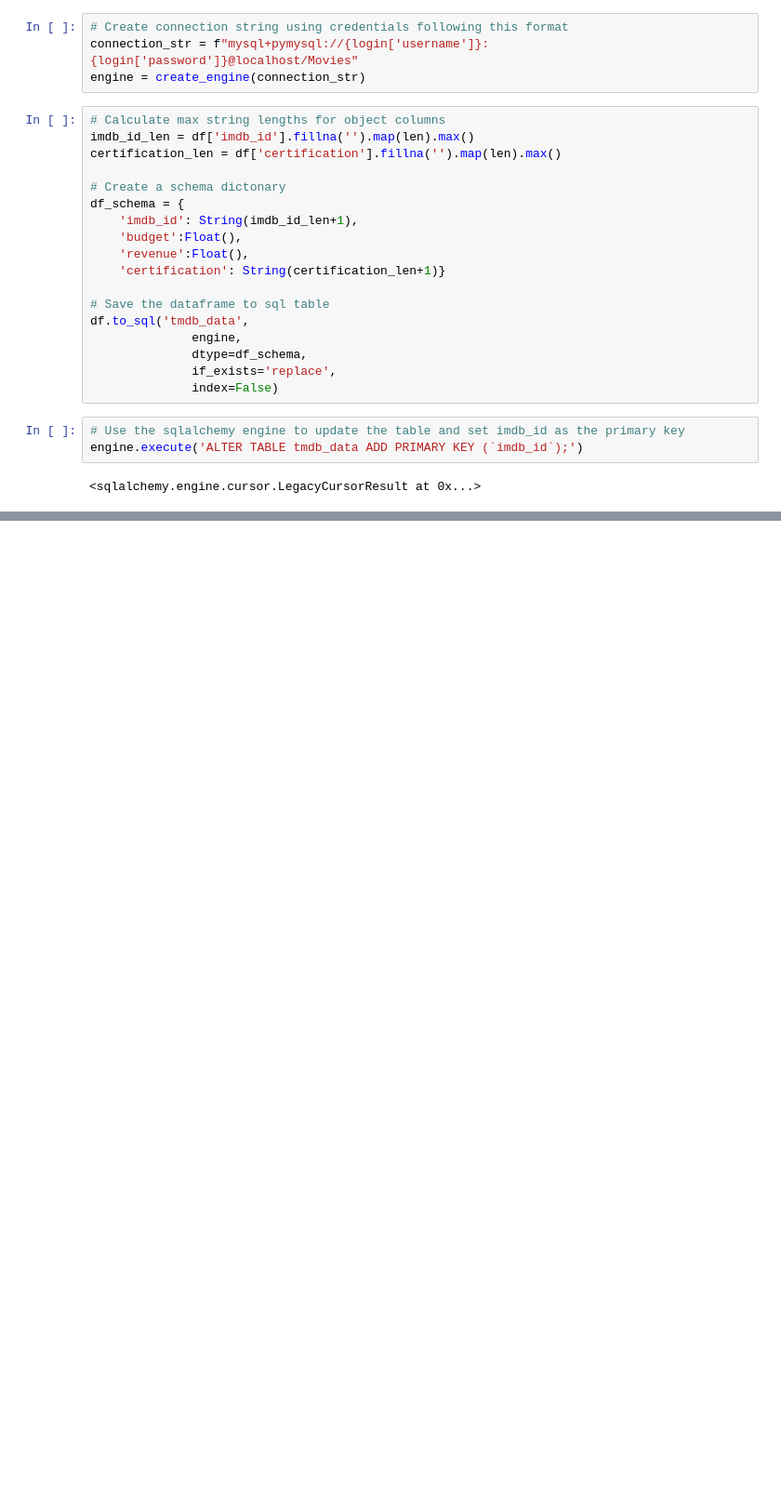
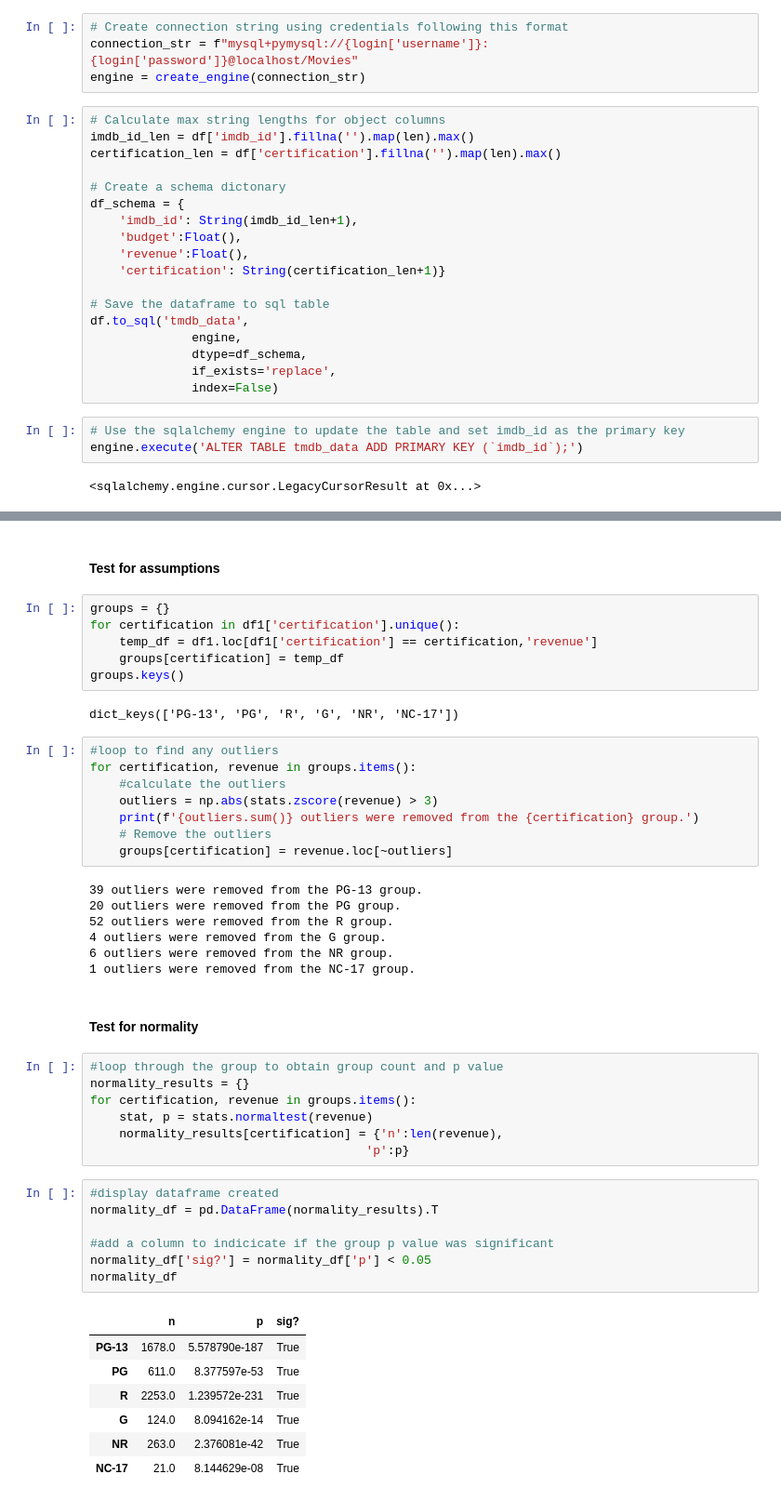
Before and after one commit to ChastityB/How-to-Make-The-Best-Movies, a Jupyter notebook: Part 4 - IMDB - How to Make The Best Movies - Hypothesis Testing.ipynb, the cells around one changed output, grey strips where cells are left out. Shown at 93% size. Cells and saved outputs as stored; diff of their text form; blank space fills up the shorter version.

```diff
--- a/Part 4 - IMDB - How to Make The Best Movies - Hypothesis Testing.ipynb
+++ b/Part 4 - IMDB - How to Make The Best Movies - Hypothesis Testing.ipynb
@@ -155,0 +201,49 @@ engine.execute('ALTER TABLE tmdb_data ADD PRIMARY KEY (`imdb_id`);')
+# %% [markdown]
+#### Test for assumptions
+# %%
+groups = {}
+for certification in df1['certification'].unique():
+    temp_df = df1.loc[df1['certification'] == certification,'revenue']
+    groups[certification] = temp_df
+groups.keys()
+# %% [output]
+dict_keys(['PG-13', 'PG', 'R', 'G', 'NR', 'NC-17'])
+# %%
+#loop to find any outliers
+for certification, revenue in groups.items():
+    #calculate the outliers
+    outliers = np.abs(stats.zscore(revenue) > 3)
+    print(f'{outliers.sum()} outliers were removed from the {certification} group.')
+    # Remove the outliers
+    groups[certification] = revenue.loc[~outliers]
+# %% [output]
+39 outliers were removed from the PG-13 group.
+20 outliers were removed from the PG group.
+52 outliers were removed from the R group.
+4 outliers were removed from the G group.
+6 outliers were removed from the NR group.
+1 outliers were removed from the NC-17 group.
+# %% [markdown]
+#### Test for normality
+# %%
+#loop through the group to obtain group count and p value
+normality_results = {}
+for certification, revenue in groups.items():
+    stat, p = stats.normaltest(revenue)
+    normality_results[certification] = {'n':len(revenue),
+                                      'p':p}
+# %%
+#display dataframe created
+normality_df = pd.DataFrame(normality_results).T
+
+#add a column to indicicate if the group p value was significant
+normality_df['sig?'] = normality_df['p'] < 0.05
+normality_df
+# %% [output]
+|  | n | p | sig? |
+| PG-13 | 1678.0 | 5.578790e-187 | True |
+| PG | 611.0 | 8.377597e-53 | True |
+| R | 2253.0 | 1.239572e-231 | True |
+| G | 124.0 | 8.094162e-14 | True |
+| NR | 263.0 | 2.376081e-42 | True |
+| NC-17 | 21.0 | 8.144629e-08 | True |
```
Also changed, not shown: parts of 21 cells of this notebook, 1 other file.
